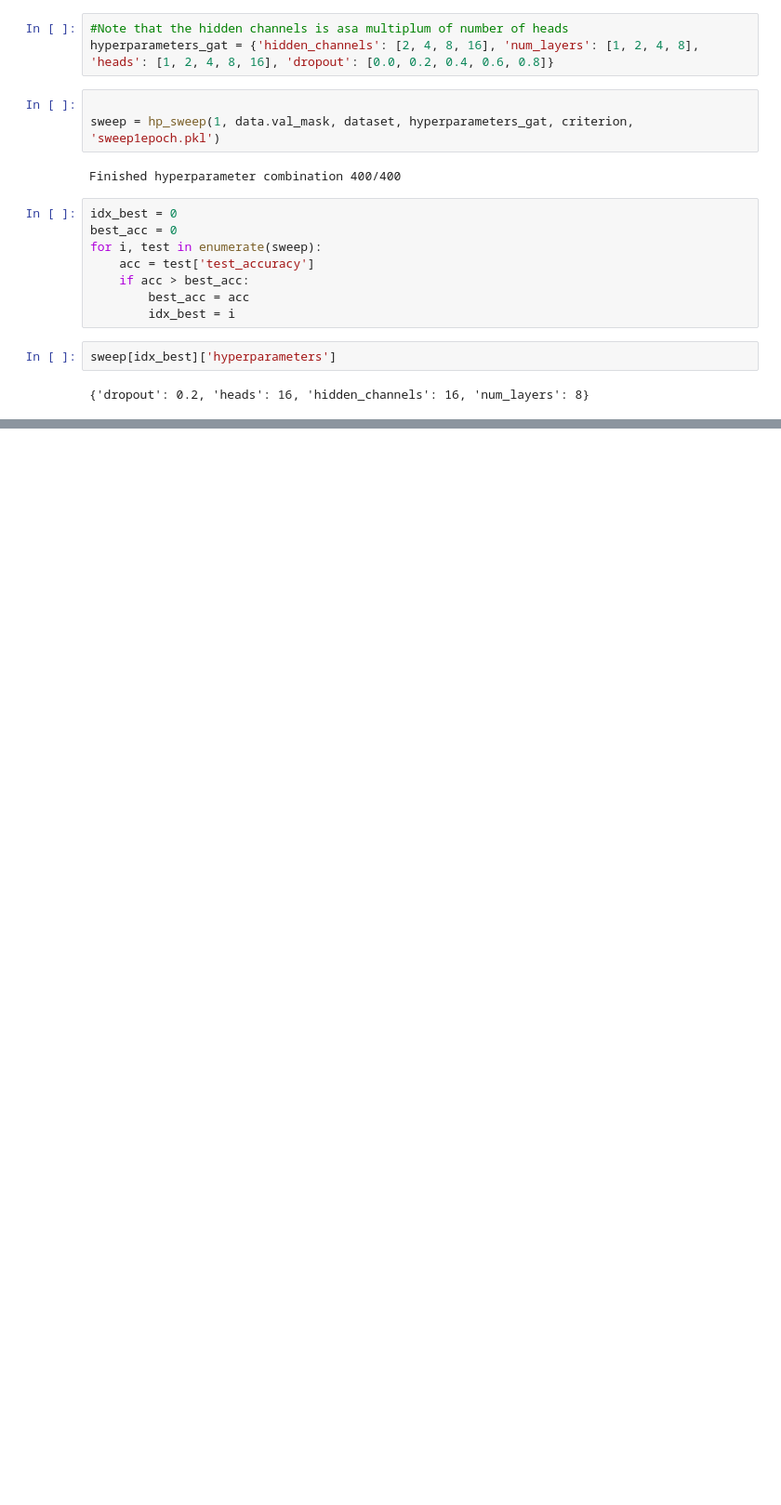
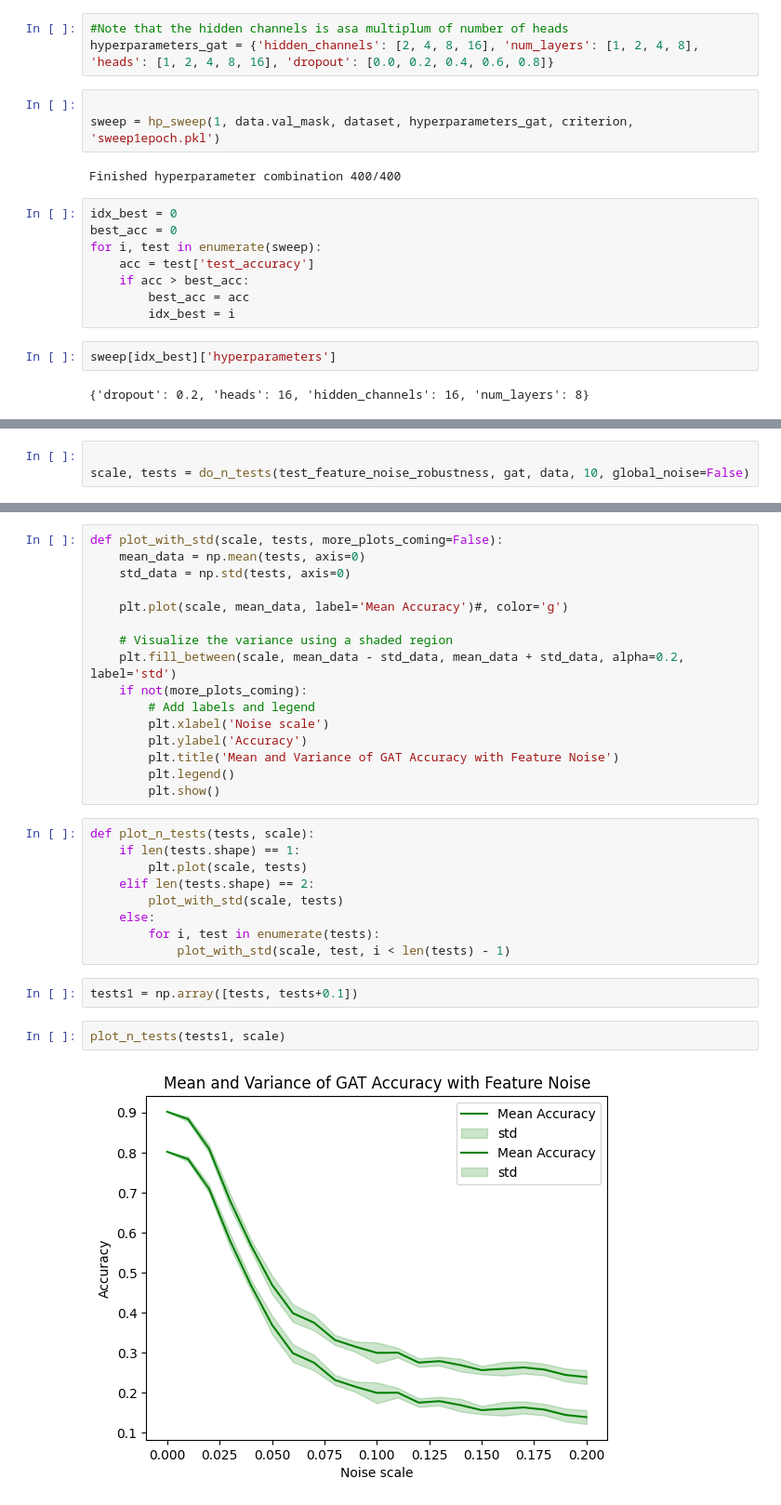
Before and after one commit to KarlRisager/ATDL_A3, a Jupyter notebook: workerNB.ipynb, the cells around one changed output, grey strips where cells are left out. Shown at 93% size. Drawn from its saved outputs; the diff is of its cells as text; blank space fills up the shorter version.

```diff
--- a/workerNB.ipynb
+++ b/workerNB.ipynb
@@ -142,0 +200,3 @@ sweep[idx_best]['hyperparameters']
+# %%
+
+scale, tests = do_n_tests(test_feature_noise_robustness, gat, data, 10, global_noise=False)
@@ -142,0 +207,31 @@ sweep[idx_best]['hyperparameters']
+# %%
+def plot_with_std(scale, tests, more_plots_coming=False):
+    mean_data = np.mean(tests, axis=0)
+    std_data = np.std(tests, axis=0)
+
+    plt.plot(scale, mean_data, label='Mean Accuracy')#, color='g')
+
+    # Visualize the variance using a shaded region
+    plt.fill_between(scale, mean_data - std_data, mean_data + std_data, alpha=0.2, label='std')
+    if not(more_plots_coming):
+        # Add labels and legend
+        plt.xlabel('Noise scale')
+        plt.ylabel('Accuracy')
+        plt.title('Mean and Variance of GAT Accuracy with Feature Noise')
+        plt.legend()
+        plt.show()
+# %%
+def plot_n_tests(tests, scale):
+    if len(tests.shape) == 1:
+        plt.plot(scale, tests)
+    elif len(tests.shape) == 2:
+        plot_with_std(scale, tests)
+    else:
+        for i, test in enumerate(tests):
+            plot_with_std(scale, test, i < len(tests) - 1)
+# %%
+tests1 = np.array([tests, tests+0.1])
+# %%
+plot_n_tests(tests1, scale)
+# %% [output]
+[figure, added]
```
Also changed, not shown: parts of 15 cells of this notebook, 2 other files.
